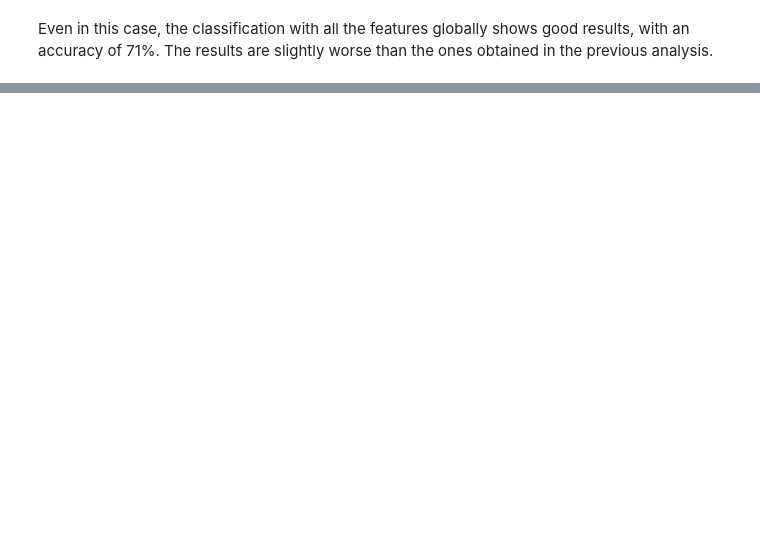
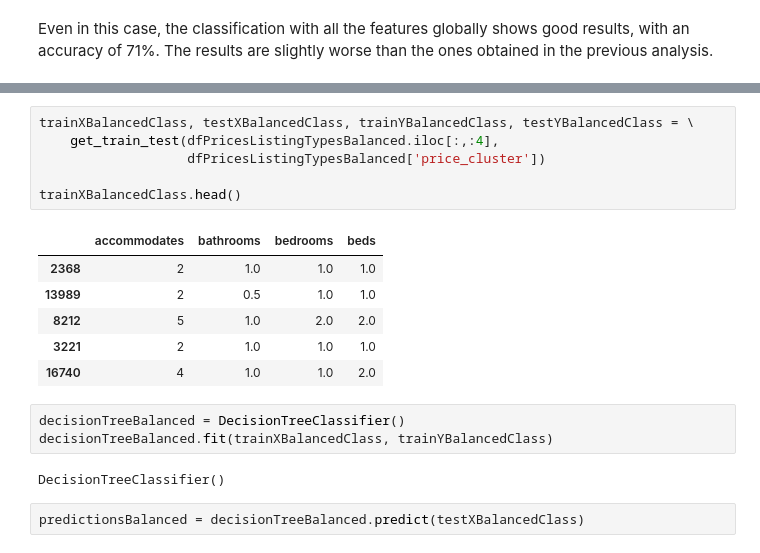
Before and after one commit to lorenzolaino/airbnb-sentiment, a Jupyter notebook: correlation_analysis.ipynb, the cells around one changed output, grey strips where cells are left out. Cells and saved outputs as stored; diff of their text form; blank space fills up the shorter version.

```diff
--- a/correlation_analysis.ipynb
+++ b/correlation_analysis.ipynb
@@ -1800,0 +1890,20 @@ The results are slightly worse than the ones obtained in the previous analysis.
+# %%
+trainXBalancedClass, testXBalancedClass, trainYBalancedClass, testYBalancedClass = \
+    get_train_test(dfPricesListingTypesBalanced.iloc[:,:4],
+                   dfPricesListingTypesBalanced['price_cluster'])
+
+trainXBalancedClass.head()
+# %% [output]
+|  | accommodates | bathrooms | bedrooms | beds |
+| 2368 | 2 | 1.0 | 1.0 | 1.0 |
+| 13989 | 2 | 0.5 | 1.0 | 1.0 |
+| 8212 | 5 | 1.0 | 2.0 | 2.0 |
+| 3221 | 2 | 1.0 | 1.0 | 1.0 |
+| 16740 | 4 | 1.0 | 1.0 | 2.0 |
+# %%
+decisionTreeBalanced = DecisionTreeClassifier()
+decisionTreeBalanced.fit(trainXBalancedClass, trainYBalancedClass)
+# %% [output]
+DecisionTreeClassifier()
+# %%
+predictionsBalanced = decisionTreeBalanced.predict(testXBalancedClass)
```
Also changed, not shown: parts of 23 cells of this notebook, 1 other file.
